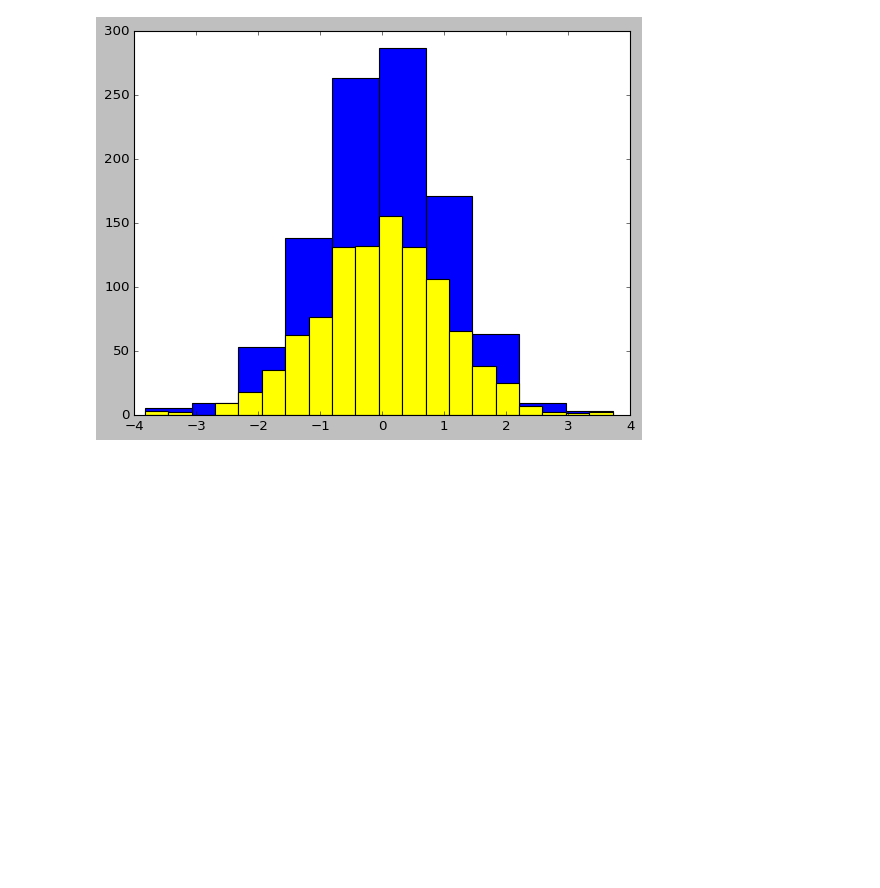
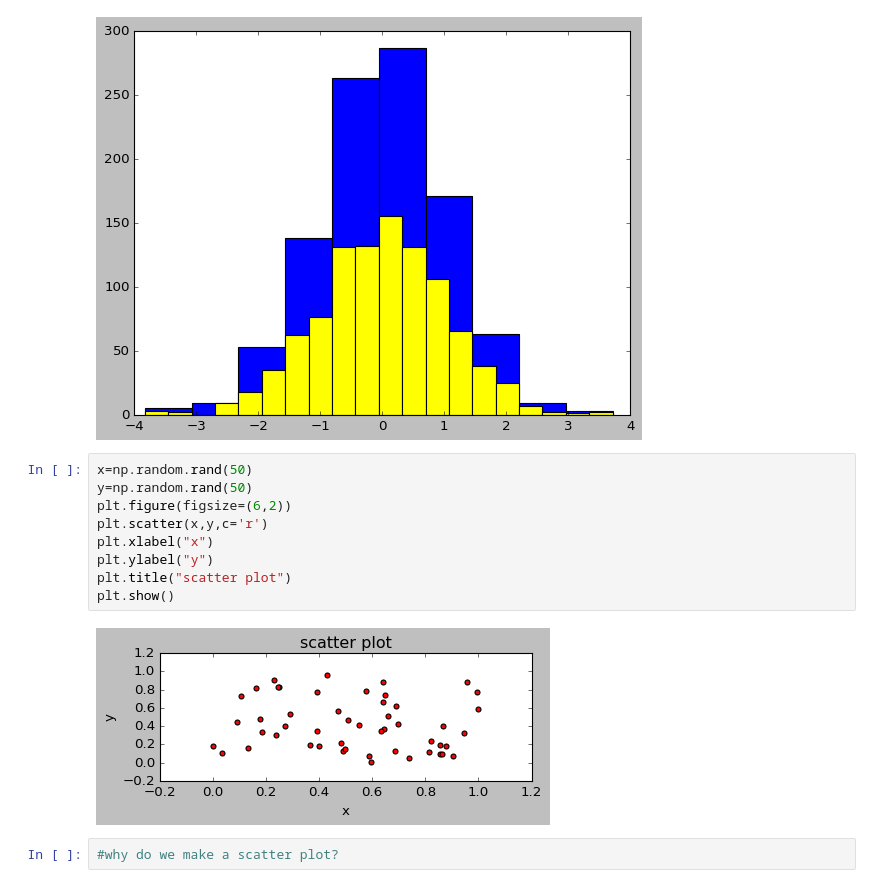
Before and after one commit to omkarpattnaik8080/Matplotlib01, a Jupyter notebook: MatplotlibComplete.ipynb, the cells around one changed output. Saved outputs shown, nothing was run; the diff lists cells and outputs as text; blank space fills up the shorter version.

```diff
--- a/MatplotlibComplete.ipynb
+++ b/MatplotlibComplete.ipynb
@@ -269,3 +269,16 @@ plt.hist(data,bins=20,histtype='barstacked',color='yellow')
 plt.show()
 # %% [output]
 [figure]
+# %%
+x=np.random.rand(50)
+y=np.random.rand(50)
+plt.figure(figsize=(6,2))
+plt.scatter(x,y,c='r')
+plt.xlabel("x")
+plt.ylabel("y")
+plt.title("scatter plot")
+plt.show()
+# %% [output]
+[figure, added]
+# %%
+#why do we make a scatter plot?
```
